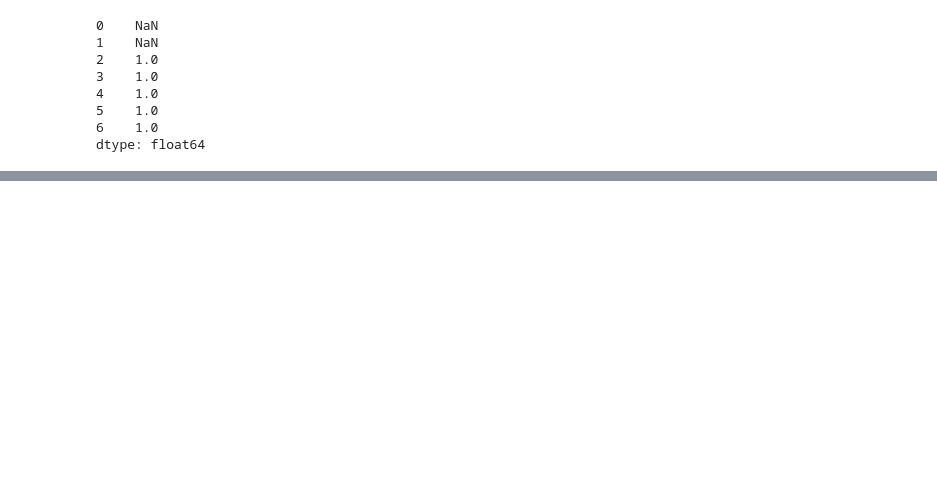
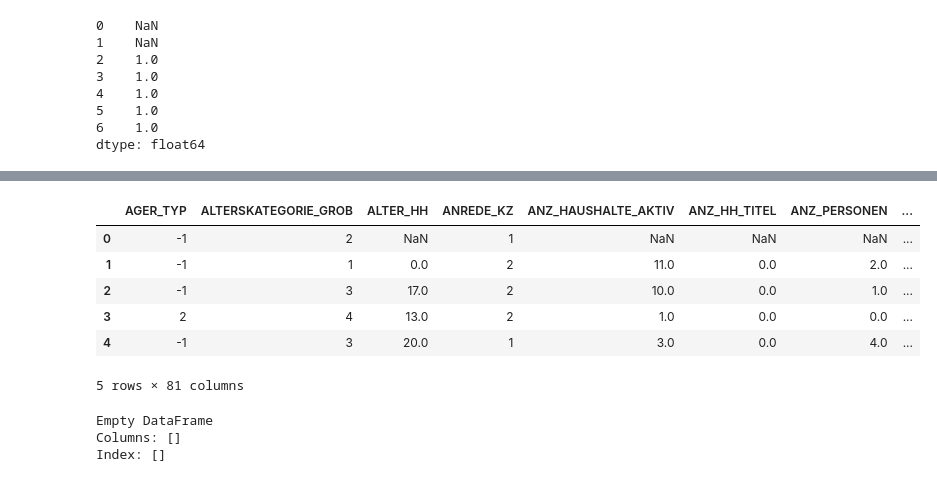
Before and after one commit to kinant/ud-ml-pytorch, a Jupyter notebook: Project 03/identify_customer_segments/testing.py.ipynb, the cells around one changed output, grey strips where cells are left out. Drawn from its saved outputs; the diff is of its cells as text; code cells hidden in the pictures; blank space fills up the shorter version.

```diff
--- a/Project 03/identify_customer_segments/testing.py.ipynb
+++ b/Project 03/identify_customer_segments/testing.py.ipynb
@@ -488,0 +543,18 @@ dtype: float64
+# %%
+mask2 = [PRA_JUG, CAM_INT, WOHN, LP_LEB]
+df_eng1_comp = df_test_raw.loc[:, ~df_test_raw.columns.isin(mask2)].sort_index(axis=1)
+df_eng1_comp.head()
+# %% [output]
+|  | AGER_TYP | ALTERSKATEGORIE_GROB | ALTER_HH | ANREDE_KZ | ANZ_HAUSHALTE_AKTIV | ANZ_HH_TITEL | ANZ_PERSONEN | ... |
+| 0 | -1 | 2 | NaN | 1 | NaN | NaN | NaN | ... |
+| 1 | -1 | 1 | 0.0 | 2 | 11.0 | 0.0 | 2.0 | ... |
+| 2 | -1 | 3 | 17.0 | 2 | 10.0 | 0.0 | 1.0 | ... |
+| 3 | 2 | 4 | 13.0 | 2 | 1.0 | 0.0 | 0.0 | ... |
+| 4 | -1 | 3 | 20.0 | 1 | 3.0 | 0.0 | 4.0 | ... |
+5 rows × 81 columns
+# %%
+df_eng1_comp.compare(df_engd_1)
+# %% [output]
+Empty DataFrame
+Columns: []
+Index: []
```
Also changed, not shown: parts of 5 cells of this notebook, 1 other file.
